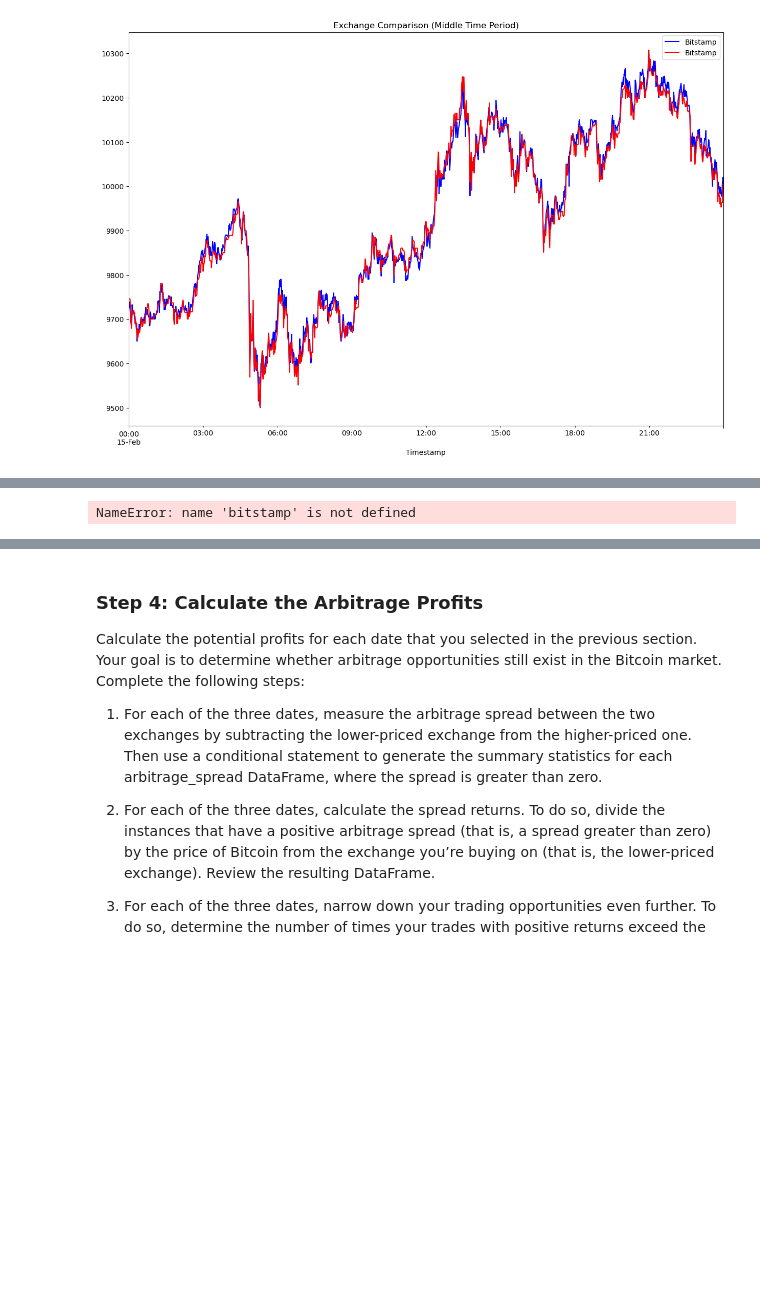
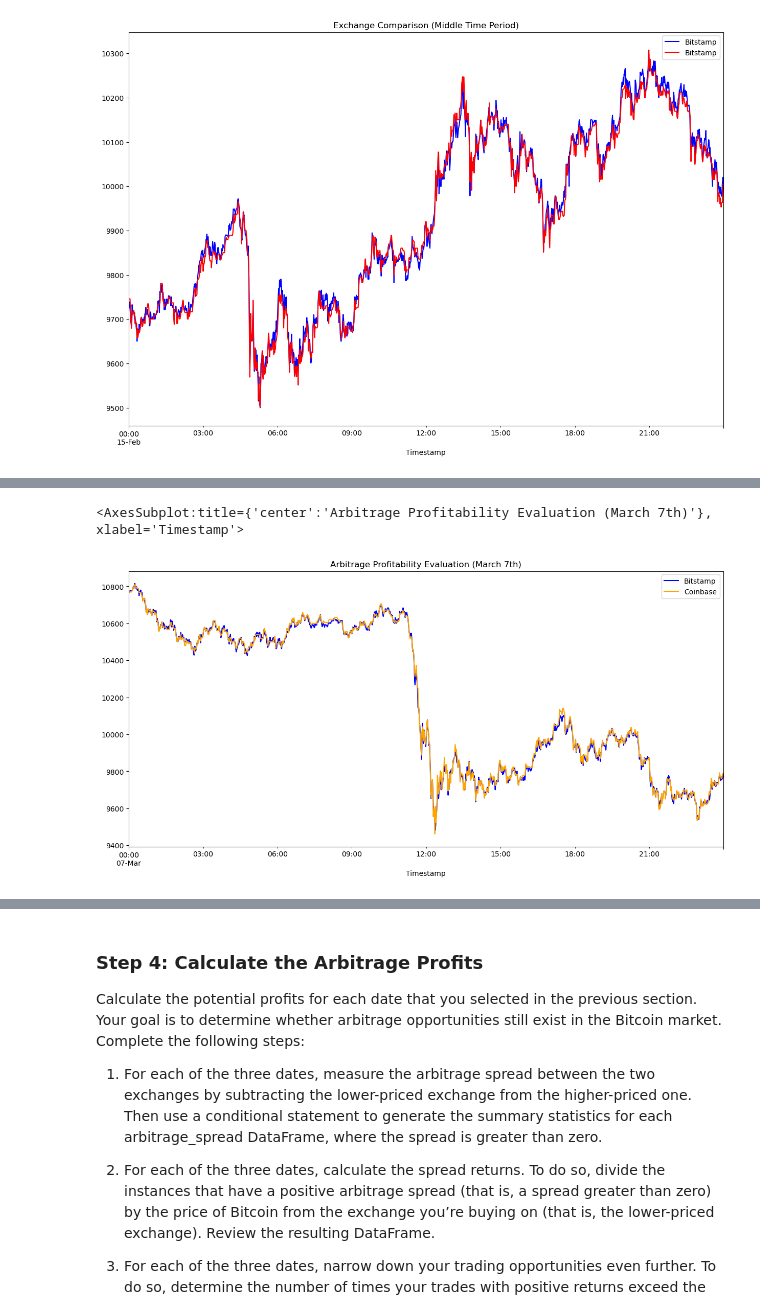
Before and after one commit to chris2hedge/challenge3cryptoarbit, a Jupyter notebook: crypto_arbitrage.ipynb, the cells around one changed output, grey strips where cells are left out. Cells and saved outputs as stored; diff of their text form; code cells hidden in the pictures; blank space fills up the shorter version.

Commit message:
updated crypto arbit file

```diff
--- a/crypto_arbitrage.ipynb
+++ b/crypto_arbitrage.ipynb
@@ -430,11 +439,12 @@ NameError: name 'arbitrage_spread_middle' is not defined
 # %%
 # Create an overlay plot that visualizes the two dataframes over a period of one day from late in the dataset.
-bitstamp["Close"].loc["2018-03-07"].plot(
+bitstamp_df["Close"].loc["2018-03-07"].plot(
     legend=True, figsize=(15,7), title="Arbitrage Profitability Evaluation (March 7th)", color="blue", label="Bitstamp")
-coinbase["Close"].loc["2018-03-07"].plot(
+coinbase_df["Close"].loc["2018-03-07"].plot(
     legend=True, figsize=(15,7), color="orange", label="Coinbase")
 # %% [output]
-NameError: name 'bitstamp' is not defined
+<AxesSubplot:title={'center':'Arbitrage Profitability Evaluation (March 7th)'}, xlabel='Timestamp'>
+[figure, added]
 # %%
 # Using the date from the late that you have selected, calculate the arbitrage spread
 # by subtracting the bitstamp lower closing prices from the coinbase higher closing prices
```
Also changed, not shown: parts of 14 cells of this notebook.
